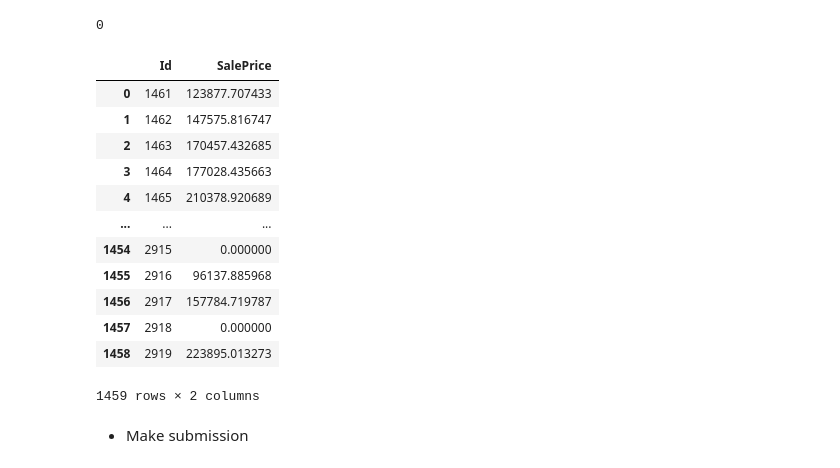
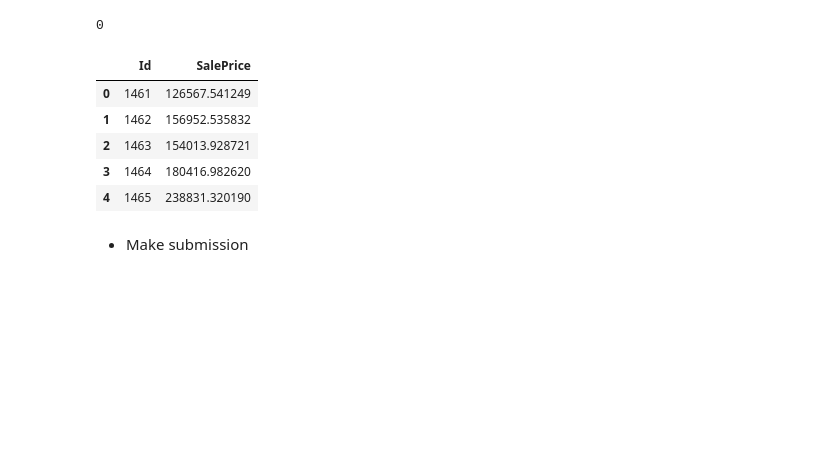
Before and after one commit to andufkova/dsa-dsp-aneta-dufkova, a Jupyter notebook: notebooks/pw1.ipynb, the cells around one changed output. Saved outputs shown, nothing was run; the diff lists cells and outputs as text; code cells hidden in the pictures; blank space fills up the shorter version.

```diff
--- a/notebooks/pw1.ipynb
+++ b/notebooks/pw1.ipynb
@@ -362,21 +519,14 @@ submission_df[target_column].isna().sum()
 submission_file_path = DATA_DIR / 'submission.csv'
 submission_df.to_csv(submission_file_path, index=False)
 # %%
-pd.read_csv(DATA_DIR / 'submission.csv')
+pd.read_csv(DATA_DIR / 'submission.csv').head()
 # %% [output]
 |  | Id | SalePrice |
-| 0 | 1461 | 123877.707433 |
-| 1 | 1462 | 147575.816747 |
-| 2 | 1463 | 170457.432685 |
-| 3 | 1464 | 177028.435663 |
-| 4 | 1465 | 210378.920689 |
-| ... | ... | ... |
-| 1454 | 2915 | 0.000000 |
-| 1455 | 2916 | 96137.885968 |
-| 1456 | 2917 | 157784.719787 |
-| 1457 | 2918 | 0.000000 |
-| 1458 | 2919 | 223895.013273 |
+| 0 | 1461 | 126567.541249 |
+| 1 | 1462 | 156952.535832 |
+| 2 | 1463 | 154013.928721 |
+| 3 | 1464 | 180416.982620 |
+| 4 | 1465 | 238831.320190 |
-1459 rows × 2 columns
 # %% [markdown]
 - Make submission
 # %%
```
Also changed, not shown: parts of 63 cells of this notebook, 1 other file.
